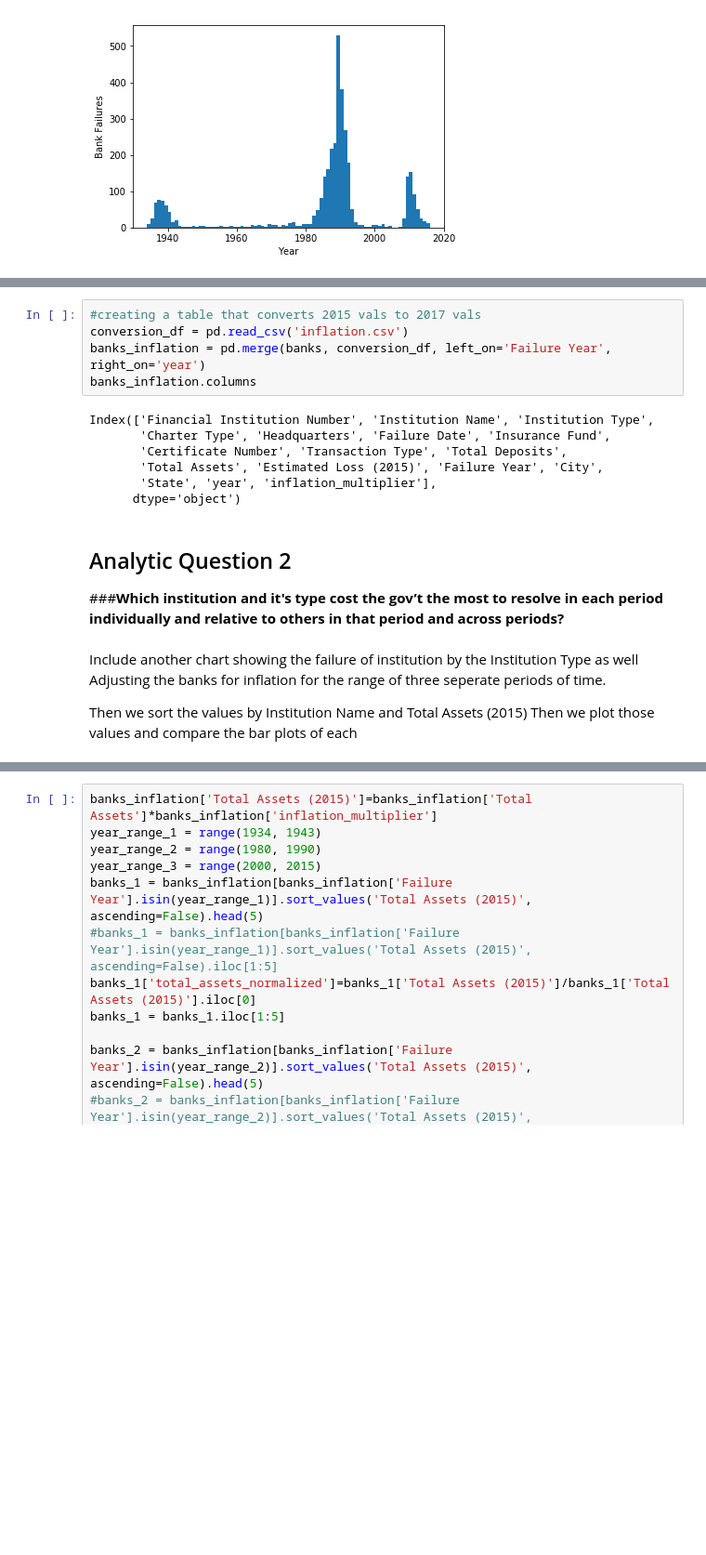
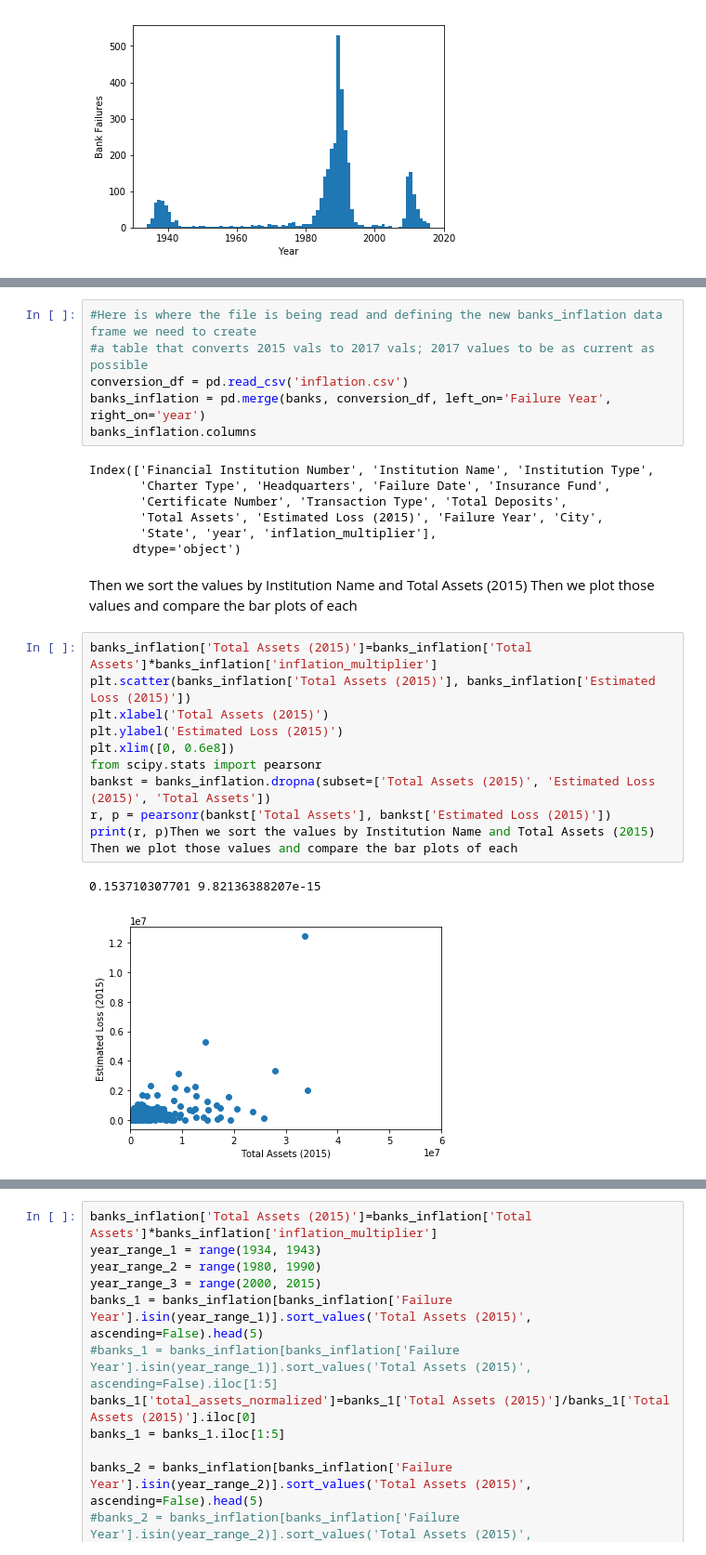
Before and after one commit to bar10009/Thinkful-Capstone-, a Jupyter notebook: Capstone Project 2018.ipynb, the cells around one changed output, grey strips where cells are left out. Shown at 93% size. Saved outputs shown, nothing was run; the diff lists cells and outputs as text; blank space fills up the shorter version.

```diff
--- a/Capstone Project 2018.ipynb
+++ b/Capstone Project 2018.ipynb
@@ -210,5 +172,6 @@ plt.legend(['Commercial Bank', 'Savings Assn', 'Savings Bank', 'All'])
 # %%
-#creating a table that converts 2015 vals to 2017 vals
+#Here is where the file is being read and defining the new banks_inflation data frame we need to create
+#a table that converts 2015 vals to 2017 vals; 2017 values to be as current as possible
 conversion_df = pd.read_csv('inflation.csv')
 banks_inflation = pd.merge(banks, conversion_df, left_on='Failure Year', right_on='year')
 banks_inflation.columns
@@ -219,12 +182,20 @@ Index(['Financial Institution Number', 'Institution Name', 'Institution Type',
        'Total Assets', 'Estimated Loss (2015)', 'Failure Year', 'City',
        'State', 'year', 'inflation_multiplier'],
       dtype='object')
-# %% [markdown]
-## Analytic Question 2
-###**Which institution and it's type cost the gov’t the most to resolve in each period individually and relative to others in that period and across periods?**
 # %% [markdown]
-Include another chart showing the failure of institution by the Institution Type as well
-Adjusting the banks for inflation for the range of three seperate periods of time.
-
 Then we sort the values by Institution Name and Total Assets (2015)
 Then we plot those values and compare the bar plots of each
+# %%
+banks_inflation['Total Assets (2015)']=banks_inflation['Total Assets']*banks_inflation['inflation_multiplier']
+plt.scatter(banks_inflation['Total Assets (2015)'], banks_inflation['Estimated Loss (2015)'])
+plt.xlabel('Total Assets (2015)')
+plt.ylabel('Estimated Loss (2015)')
+plt.xlim([0, 0.6e8])
+from scipy.stats import pearsonr
+bankst = banks_inflation.dropna(subset=['Total Assets (2015)', 'Estimated Loss (2015)', 'Total Assets'])
+r, p = pearsonr(bankst['Total Assets'], bankst['Estimated Loss (2015)'])
+print(r, p)Then we sort the values by Institution Name and Total Assets (2015)
+Then we plot those values and compare the bar plots of each
+# %% [output]
+0.153710307701 9.82136388207e-15
+[figure, added]
```
Also changed, not shown: parts of 16 cells of this notebook.
